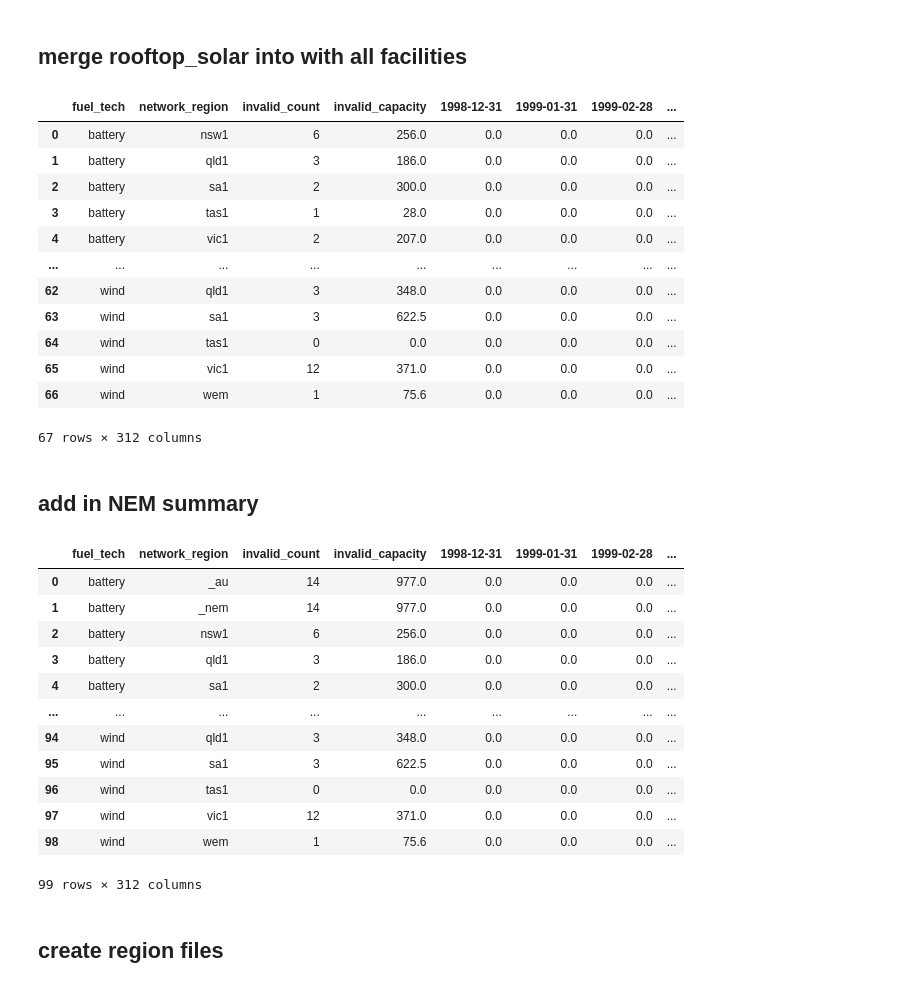
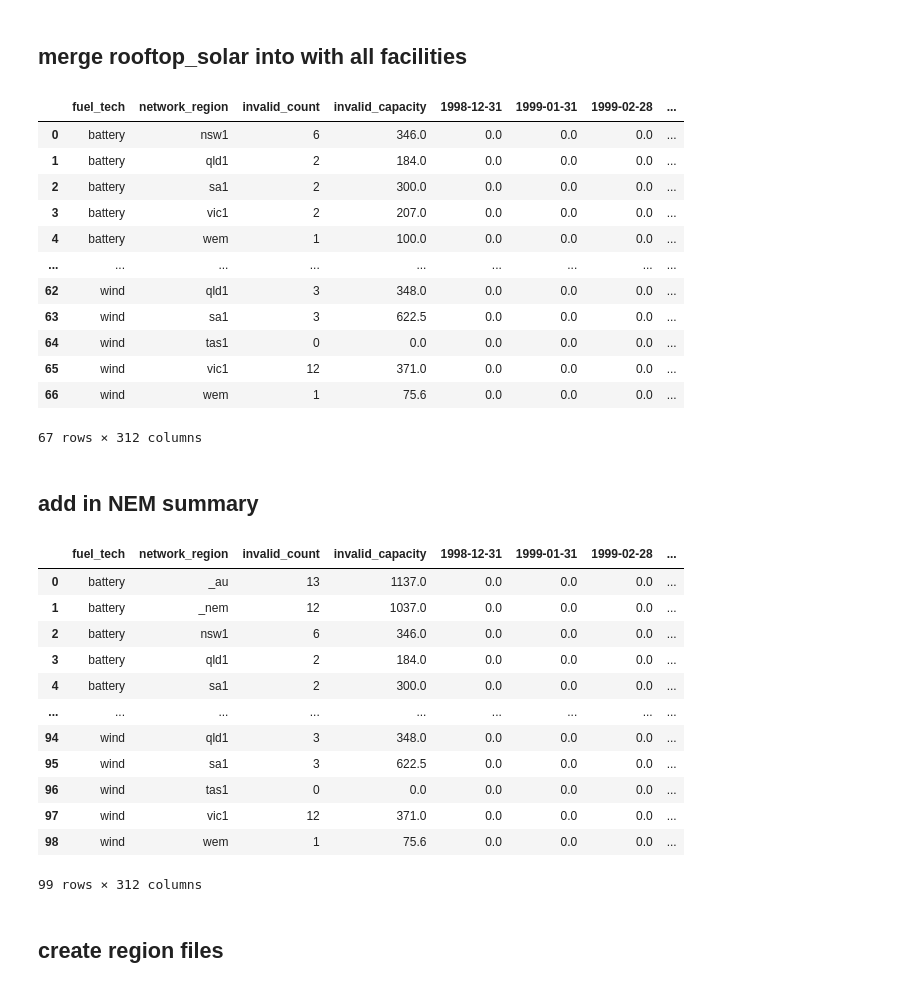
Before and after one commit to opennem/capacityParser, a Jupyter notebook: capacityParser.ipynb, the cells around one changed output. Cells and saved outputs as stored; diff of their text form; code cells hidden in the pictures.

```diff
--- a/capacityParser.ipynb
+++ b/capacityParser.ipynb
@@ -208,12 +210,14 @@ def build_unit_data_frame(data):
             else:
                 last_seen = None
 
-            # change battery_charging to battery, and skup battery_discharging to battery
+            # change battery_discharging to battery, and skip battery_charging to battery
+            # so we don't end up with two rows for the same unit
+            # NOTE: kwinana battery is only listed as battery_discharging, so this keeps it!
             fuel_tech = unit['fuel_tech']
-            if fuel_tech == 'battery_charging':
+            if fuel_tech == 'battery_discharging':
                 fuel_tech = 'battery'
 
-            if fuel_tech != 'battery_discharging':
+            if fuel_tech != 'battery_charging':
                 rows.append({
                     'facility_code': facility['properties']['station_code'],
                     'duid': unit['duid'],
@@ -934,11 +948,11 @@ facilities_with_rooftop_table = merge_tables(capacity_table, rooftop_capacity_ta
 facilities_with_rooftop_table
 # %% [output]
 |  | fuel_tech | network_region | invalid_count | invalid_capacity | 1998-12-31 | 1999-01-31 | 1999-02-28 | ... |
-| 0 | battery | nsw1 | 6 | 256.0 | 0.0 | 0.0 | 0.0 | ... |
-| 1 | battery | qld1 | 3 | 186.0 | 0.0 | 0.0 | 0.0 | ... |
+| 0 | battery | nsw1 | 6 | 346.0 | 0.0 | 0.0 | 0.0 | ... |
+| 1 | battery | qld1 | 2 | 184.0 | 0.0 | 0.0 | 0.0 | ... |
 | 2 | battery | sa1 | 2 | 300.0 | 0.0 | 0.0 | 0.0 | ... |
-| 3 | battery | tas1 | 1 | 28.0 | 0.0 | 0.0 | 0.0 | ... |
-| 4 | battery | vic1 | 2 | 207.0 | 0.0 | 0.0 | 0.0 | ... |
+| 3 | battery | vic1 | 2 | 207.0 | 0.0 | 0.0 | 0.0 | ... |
+| 4 | battery | wem | 1 | 100.0 | 0.0 | 0.0 | 0.0 | ... |
 | ... | ... | ... | ... | ... | ... | ... | ... | ... |
 | 62 | wind | qld1 | 3 | 348.0 | 0.0 | 0.0 | 0.0 | ... |
 | 63 | wind | sa1 | 3 | 622.5 | 0.0 | 0.0 | 0.0 | ... |
@@ -958,39 +972,39 @@ def create_summary(df, regions, summary_name):
     summed = df_NEM.groupby(['fuel_tech']).sum().reset_index()
     summed['network_region'] = summary_name
     return summed
 
 
 # create a new table that concatenates nem_table and capacity_table
 def create_and_merge_summaries(capacity_table):
     nem_table = create_summary(capacity_table, ['qld1', 'nsw1', 'vic1', 'tas1', 'sa1'], '_nem')
     au_table = create_summary(capacity_table, ['qld1', 'nsw1', 'vic1', 'tas1', 'sa1', 'wem'], '_au')
 
     # Ensure indexes are reset
     nem_table.reset_index(drop=True, inplace=True)
     capacity_table.reset_index(drop=True, inplace=True)
     au_table.reset_index(drop=True, inplace=True)
 
     # concatenate if columns are identical
     if set(nem_table.columns) != set(capacity_table.columns) and set(nem_table.columns) != set(au_table.columns):
         raise ValueError("DataFrames do not have identical columns and cannot be concatenated.")
 
     combined_table = pd.concat([nem_table, au_table, capacity_table], ignore_index=True)
 
     # sort by fuel_tech then network_region
     combined_table.sort_values(by=['fuel_tech', 'network_region'], inplace=True)
     combined_table.reset_index(drop=True, inplace=True)
 
     return combined_table
 
 
-unified_table = create_and_merge_summaries(facilities_with_rooftop_table)
-unified_table
+unified_monthly_table = create_and_merge_summaries(facilities_with_rooftop_table)
+unified_monthly_table
 # %% [output]
 |  | fuel_tech | network_region | invalid_count | invalid_capacity | 1998-12-31 | 1999-01-31 | 1999-02-28 | ... |
-| 0 | battery | _au | 14 | 977.0 | 0.0 | 0.0 | 0.0 | ... |
-| 1 | battery | _nem | 14 | 977.0 | 0.0 | 0.0 | 0.0 | ... |
-| 2 | battery | nsw1 | 6 | 256.0 | 0.0 | 0.0 | 0.0 | ... |
-| 3 | battery | qld1 | 3 | 186.0 | 0.0 | 0.0 | 0.0 | ... |
+| 0 | battery | _au | 13 | 1137.0 | 0.0 | 0.0 | 0.0 | ... |
+| 1 | battery | _nem | 12 | 1037.0 | 0.0 | 0.0 | 0.0 | ... |
+| 2 | battery | nsw1 | 6 | 346.0 | 0.0 | 0.0 | 0.0 | ... |
+| 3 | battery | qld1 | 2 | 184.0 | 0.0 | 0.0 | 0.0 | ... |
 | 4 | battery | sa1 | 2 | 300.0 | 0.0 | 0.0 | 0.0 | ... |
 | ... | ... | ... | ... | ... | ... | ... | ... | ... |
 | 94 | wind | qld1 | 3 | 348.0 | 0.0 | 0.0 | 0.0 | ... |
```
Also changed, not shown: parts of 9 cells of this notebook, 2 other files.
